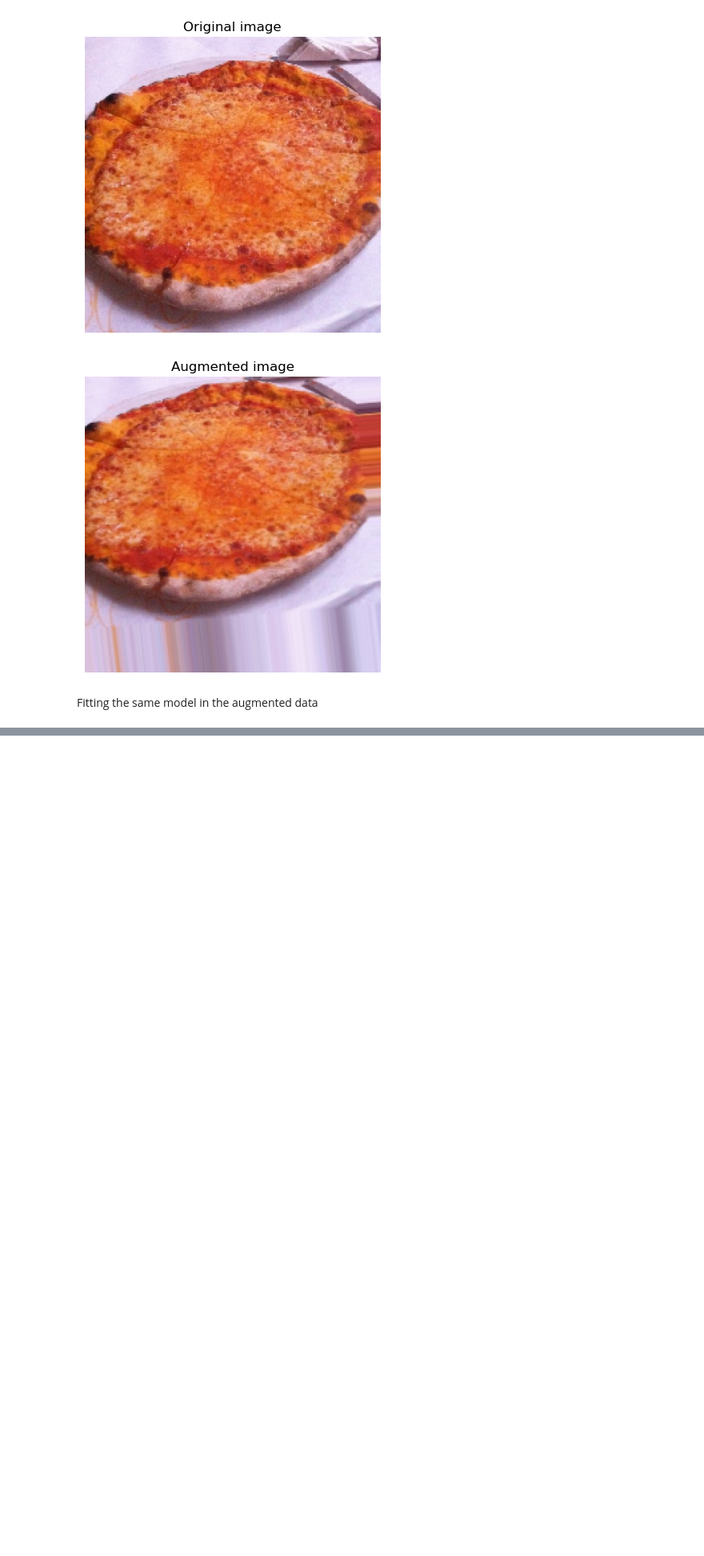
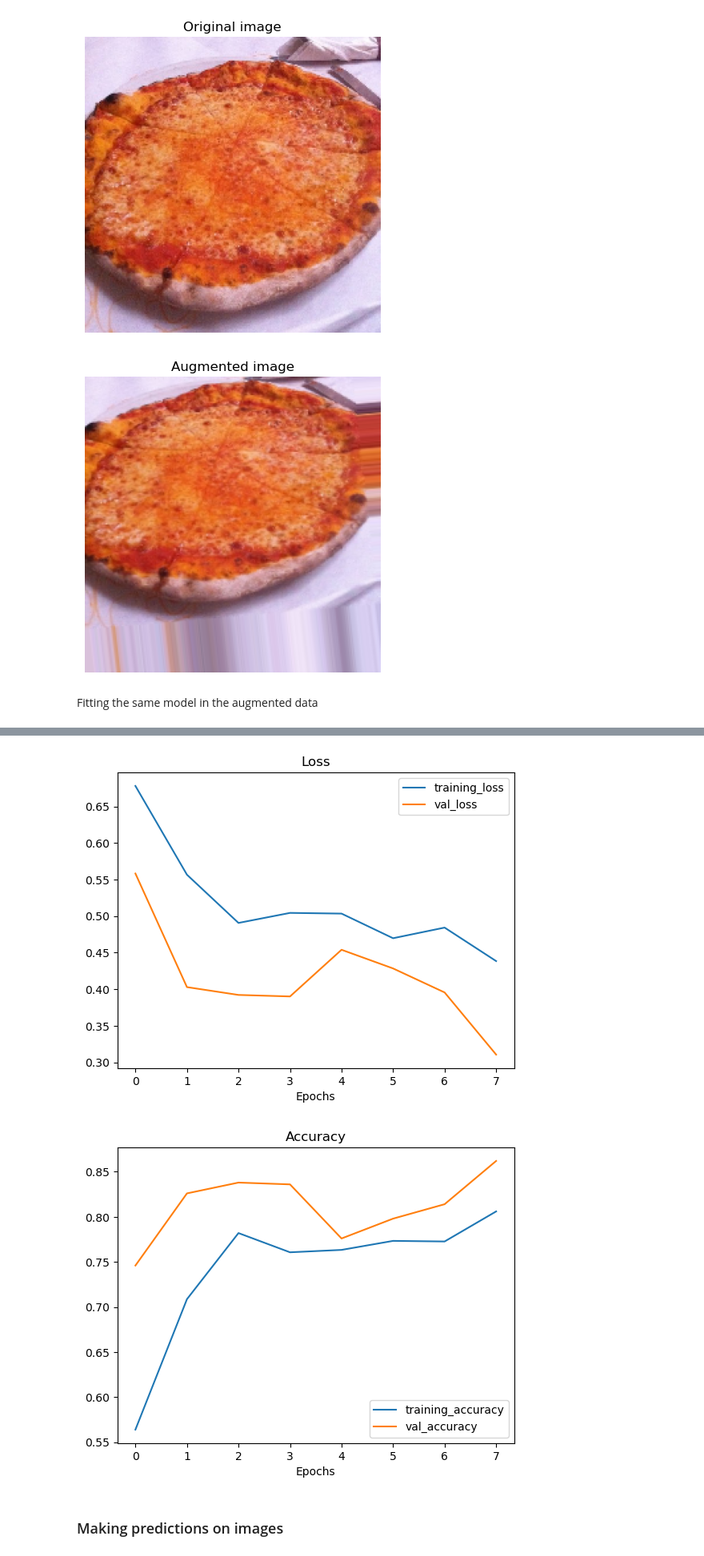
Before and after one commit to dibkb/tensorflow-udemy, a Jupyter notebook: CNN/1.ipynb, the cells around one changed output, grey strips where cells are left out. Shown at 80% size. Cells and saved outputs as stored; diff of their text form; code cells hidden in the pictures; blank space fills up the shorter version.

Commit message:
plotting and prediction

```diff
--- a/CNN/1.ipynb
+++ b/CNN/1.ipynb
@@ -413,10 +413,10 @@ history_df(history_five)
 | 4 | 0.351157 | 0.855333 | 0.333582 | 0.862 |
 # %%
 class ImprovedBaseline:
-    def __init__(self,train_data,test_data):
+    def __init__(self,train_data,test_data,epochs=5):
         self.train_data = train_data
         self.test_data = test_data
-        self.epochs = 5
+        self.epochs = epochs
         self.model = self.build_model()
         self.compile_model()
         self.history = self.train_model()
@@ -472,6 +472,8 @@ class ImprovedBaseline:
       plt.legend();
     def history_df(self):
         return pd.DataFrame(self.history.history)
+    def predict(self,x):
+        return self.model.predict(x)
 # %%
 model_six = ImprovedBaseline(train_data,valid_data)
 # %% [output]
@@ -591,0 +636,3 @@ model_eight.plot_loss_curves()
+# %%
+#training for longer
+model_nine = ImprovedBaseline(train_data = train_data_aug_shuffle,test_data = test_data,epochs=8)
@@ -591,0 +672,7 @@ model_eight.plot_loss_curves()
+# %%
+model_nine.plot_loss_curves()
+# %% [output]
+[figure, added]
+[figure, added]
+# %% [markdown]
+### Making predictions on images
```
Also changed, not shown: parts of 20 cells of this notebook.
